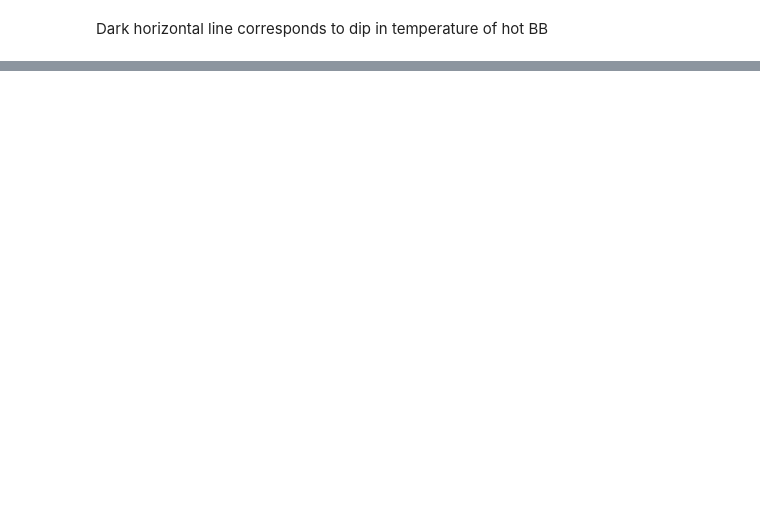
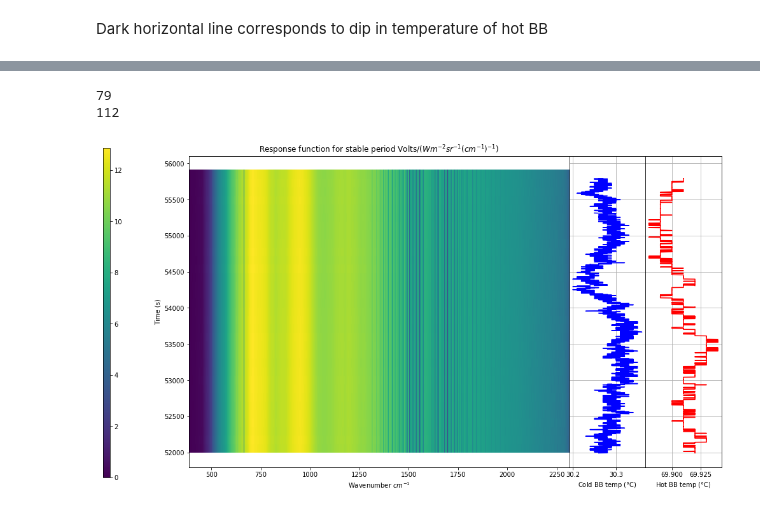
Before and after one commit to micolbedarida/MSci_Project, a Jupyter notebook: data_analysis_after_realignment.ipynb, the cells around one changed output, grey strips where cells are left out. Drawn from its saved outputs; the diff is of its cells as text; code cells hidden in the pictures; blank space fills up the shorter version.

```diff
--- a/data_analysis_after_realignment.ipynb
+++ b/data_analysis_after_realignment.ipynb
@@ -503,0 +498,70 @@ Dark horizontal line corresponds to dip in temperature of hot BB
+# %%
+start_time = 52000
+end_time = 56000
+
+i=0
+while resp_funcs.at[i, 'Time'] < start_time:
+    i += 1
+start_index = i+1
+while resp_funcs.at[i, 'Time'] < end_time:
+    i += 1
+stop_index = i
+print(start_index)
+print(stop_index)
+# %% [output]
+79
+112
+# %%
+time_4_starts = np.array(spectrum_times[::4])
+
+times_df = pd.DataFrame({'time_4_starts': time_4_starts})
+
+begin_times = times_df.index[times_df['time_4_starts'] > 52000].tolist()
+end_times = times_df.index[times_df['time_4_starts'] < 56000].tolist()
+
+common_indices = list(set(begin_times).intersection(end_times[:-1]))
+
+final_dataframe = times_df.truncate(before=common_indices[0], after=common_indices[-1])
+final_dataframe
+
+cut_times = final_dataframe['time_4_starts'].values[::2]
+
+all_stable_resp_functions = all_resp_functions[start_index:stop_index+1]
+# %%
+grid = plt.GridSpec(1, 7, wspace=0)
+
+fig = plt.figure(figsize=(15,9))
+
+ax1 = fig.add_subplot(grid[0,:5])
+p = ax1.pcolor(wavenums, cut_times, all_stable_resp_functions)
+plt.title('Response function for stable period Volts/($W m^{-2} sr^{-1} (cm^{-1})^{-1}$)')
+plt.xlabel('Wavenumber $cm^{-1}$')
+plt.ylabel('Time (s)')
+cbaxes = fig.add_axes([0, 0.1, 0.01, .8])
+cb = fig.colorbar(p, cax = cbaxes)
+
+ax2 = fig.add_subplot(grid[0,5:6], sharey = ax1)
+ax2.plot(log_file['cbb_temp'][4900:6800], log_file['Time'][4900:6800], 'b')
+plt.grid()
+plt.xlabel('Cold BB temp ($\degree$C)')
+plt.tick_params(
+    axis='y',
+    which='both',
+    left=False,
+    right=False,
+    labelleft=False)
+
+ax3 = fig.add_subplot(grid[0,6:7], sharey = ax1)
+ax3.plot(log_file['hbb_temp'][4900:6800], log_file['Time'][4900:6800], 'r')
+plt.grid()
+plt.xlabel('Hot BB temp ($\degree$C)')
+plt.tick_params(
+    axis='y',
+    which='both',
+    left=False,
+    right=False,
+    labelleft=False)
+
+plt.show()
+# %% [output]
+[figure, added]
```
Also changed, not shown: parts of 6 cells of this notebook, 1 other file.
